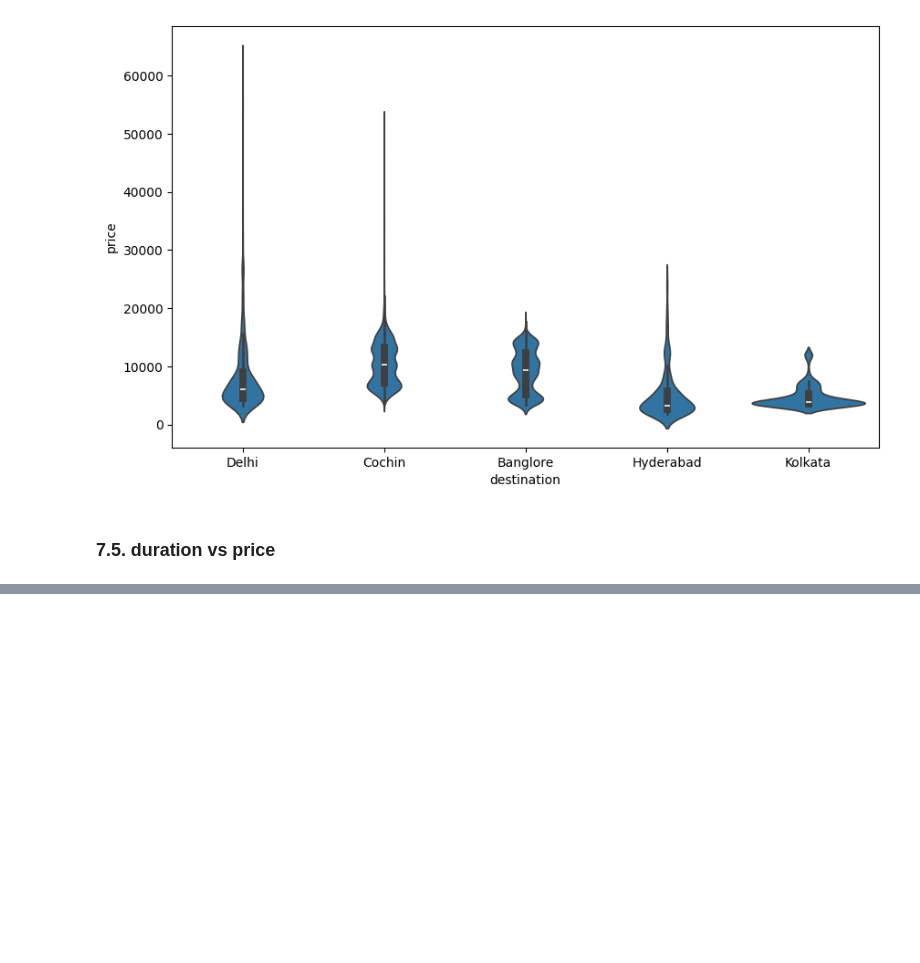
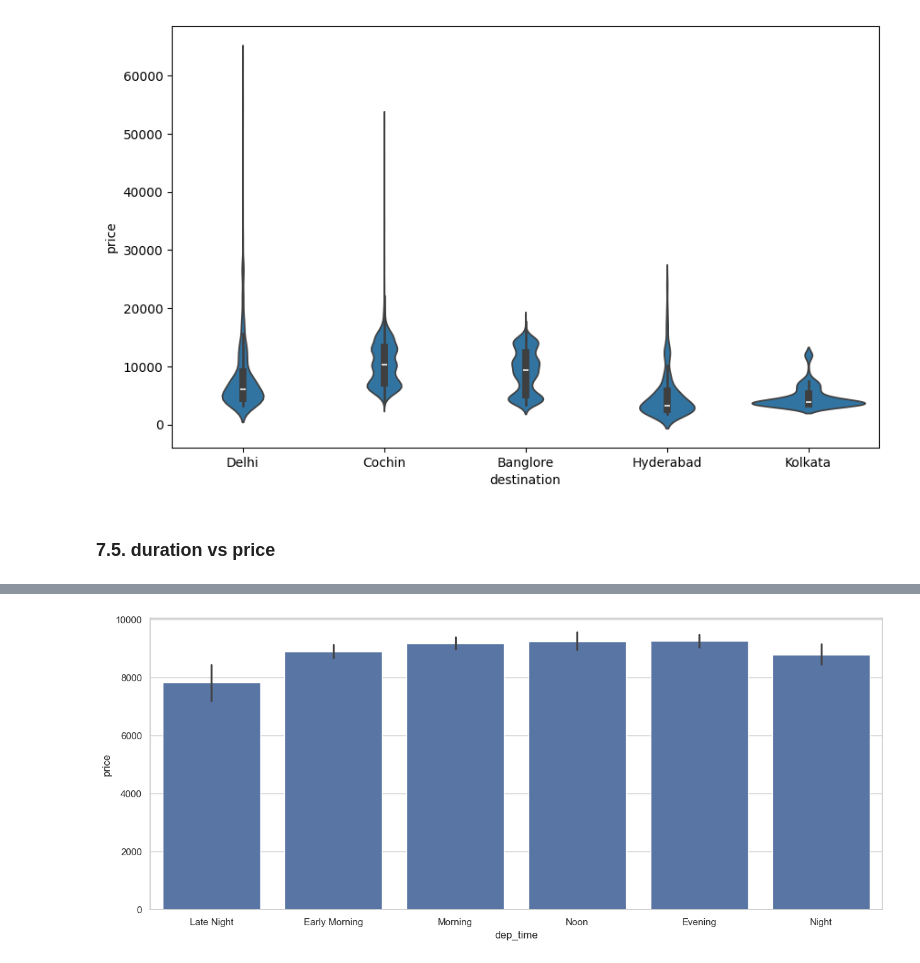
Before and after one commit to PRSOUBHAGYA/flights-price-prediction-sagemaker, a Jupyter notebook: notebook/eda.ipynb, the cells around one changed output, grey strips where cells are left out. Cells and saved outputs as stored; diff of their text form; code cells hidden in the pictures; blank space fills up the shorter version.

```diff
--- a/notebook/eda.ipynb
+++ b/notebook/eda.ipynb
@@ -535,0 +561,8 @@ sns.regplot(train_df,x='duration',y='price')
+# %%
+b = [datetime.time(0),datetime.time(4),datetime.time(8),datetime.time(12),datetime.time(16),datetime.time(20),datetime.time(23)]
+l = ['Late Night', 'Early Morning','Morning','Noon','Evening','Night']
+plt.figure(figsize=(15,6))
+sns.barplot(x=pd.cut(train_df.dep_time,bins=b,labels=l),y=train_df.price)
+plt.show()
+# %% [output]
+[figure, added]
```
Also changed, not shown: parts of 11 cells of this notebook.
